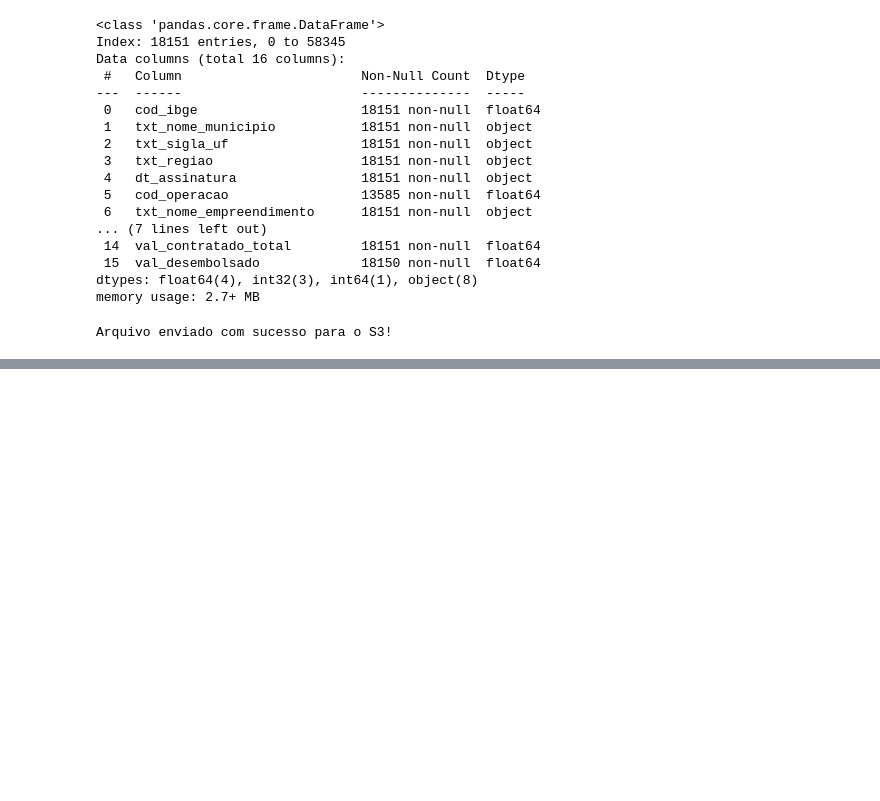
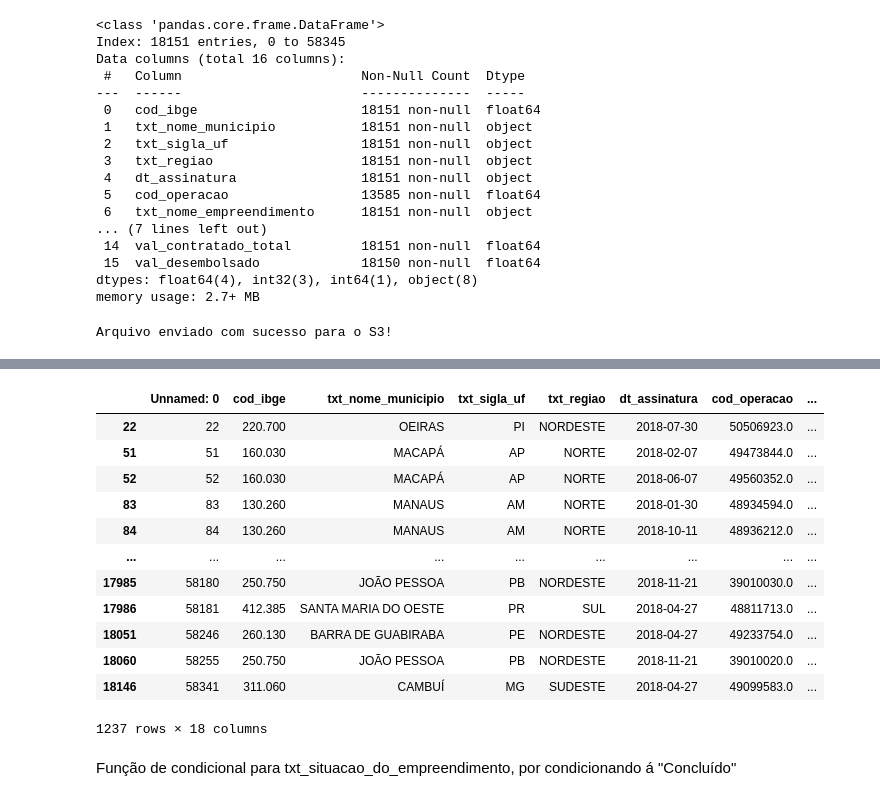
Before and after one commit to Brunacisotto/programadebolsas, a Jupyter notebook: Sprint5/Desafio/script02/desafiosprint5.ipynb, the cells around one changed output, grey strips where cells are left out. Drawn from its saved outputs; the diff is of its cells as text; code cells hidden in the pictures; blank space fills up the shorter version.

```diff
--- a/Sprint5/Desafio/script02/desafiosprint5.ipynb
+++ b/Sprint5/Desafio/script02/desafiosprint5.ipynb
@@ -316,0 +421,18 @@ Arquivo enviado com sucesso para o S3!
+# %%
+df_2018
+# %% [output]
+|  | Unnamed: 0 | cod_ibge | txt_nome_municipio | txt_sigla_uf | txt_regiao | dt_assinatura | cod_operacao | ... |
+| 22 | 22 | 220.700 | OEIRAS | PI | NORDESTE | 2018-07-30 | 50506923.0 | ... |
+| 51 | 51 | 160.030 | MACAPÁ | AP | NORTE | 2018-02-07 | 49473844.0 | ... |
+| 52 | 52 | 160.030 | MACAPÁ | AP | NORTE | 2018-06-07 | 49560352.0 | ... |
+| 83 | 83 | 130.260 | MANAUS | AM | NORTE | 2018-01-30 | 48934594.0 | ... |
+| 84 | 84 | 130.260 | MANAUS | AM | NORTE | 2018-10-11 | 48936212.0 | ... |
+| ... | ... | ... | ... | ... | ... | ... | ... | ... |
+| 17985 | 58180 | 250.750 | JOÃO PESSOA | PB | NORDESTE | 2018-11-21 | 39010030.0 | ... |
+| 17986 | 58181 | 412.385 | SANTA MARIA DO OESTE | PR | SUL | 2018-04-27 | 48811713.0 | ... |
+| 18051 | 58246 | 260.130 | BARRA DE GUABIRABA | PE | NORDESTE | 2018-04-27 | 49233754.0 | ... |
+| 18060 | 58255 | 250.750 | JOÃO PESSOA | PB | NORDESTE | 2018-11-21 | 39010020.0 | ... |
+| 18146 | 58341 | 311.060 | CAMBUÍ | MG | SUDESTE | 2018-04-27 | 49099583.0 | ... |
+1237 rows × 18 columns
+# %% [markdown]
+Função de condicional para txt_situacao_do_empreendimento, por condicionando á "Concluído"
```
Also changed, not shown: parts of 26 cells of this notebook, 10 other files.
